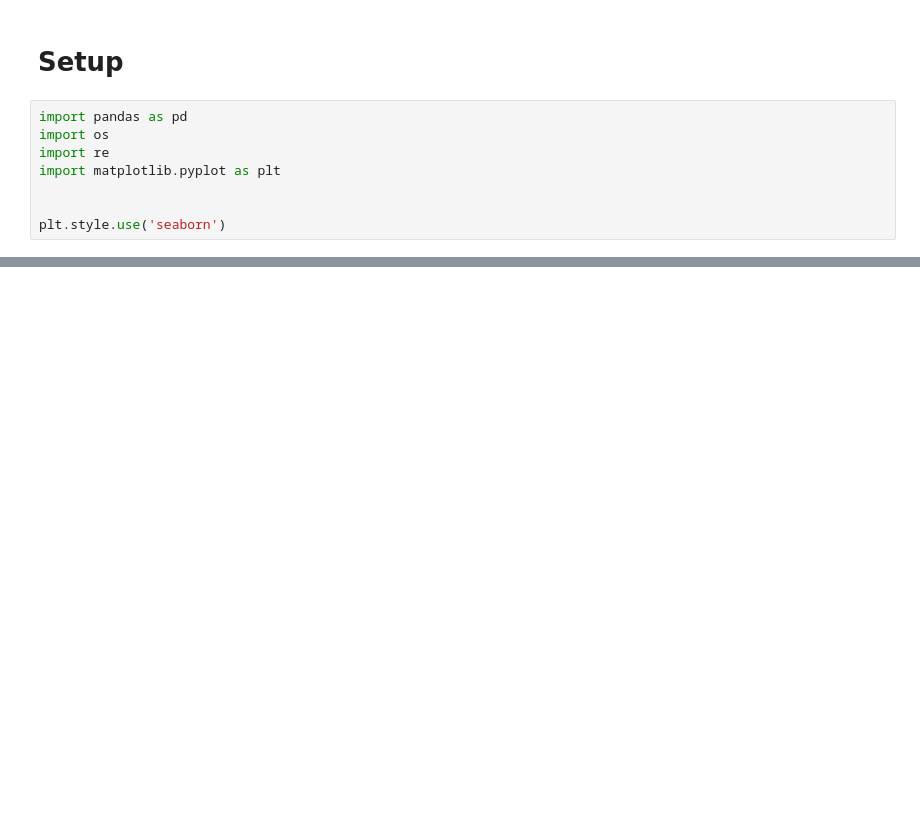
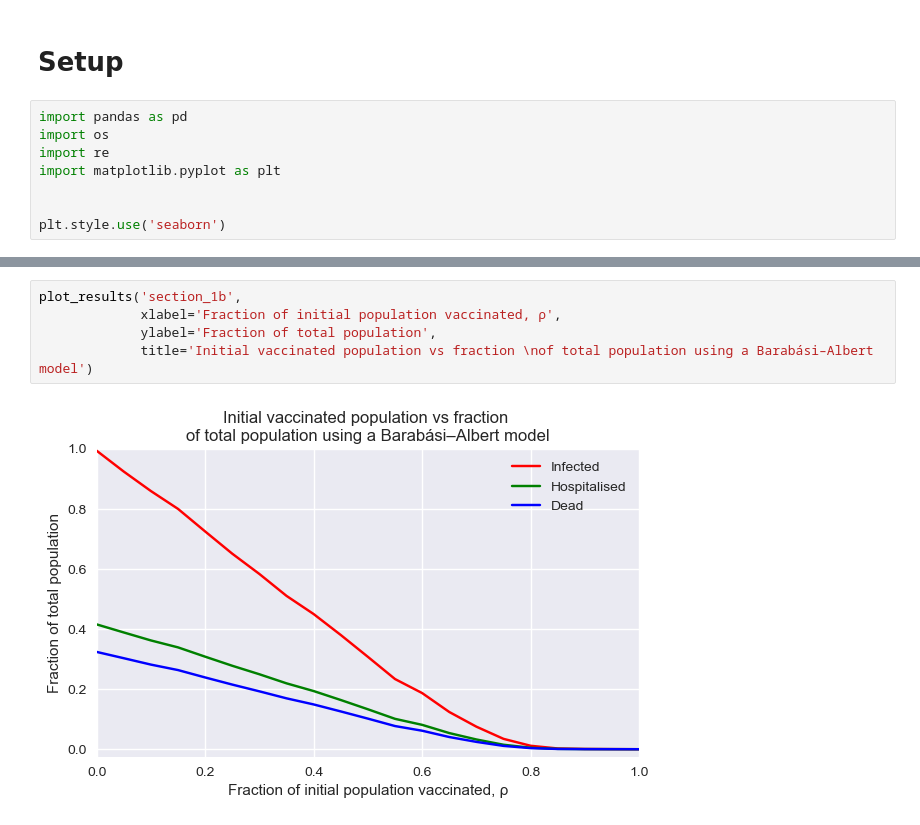
Before and after one commit to lucaswarwick02/Part-III-Individual-Project, a Jupyter notebook: notebooks/results_section_1.ipynb, the cells around one changed output, grey strips where cells are left out. Saved outputs shown, nothing was run; the diff lists cells and outputs as text; blank space fills up the shorter version.

```diff
--- a/notebooks/results_section_1.ipynb
+++ b/notebooks/results_section_1.ipynb
@@ -60,0 +63,7 @@ plot_results('210616_18022023',
+# %%
+plot_results('section_1b',
+             xlabel='Fraction of initial population vaccinated, ρ',
+             ylabel='Fraction of total population',
+             title='Initial vaccinated population vs fraction \nof total population using a Barabási–Albert model')
+# %% [output]
+[figure, added]
```
Also changed, not shown: parts of 3 cells of this notebook.
